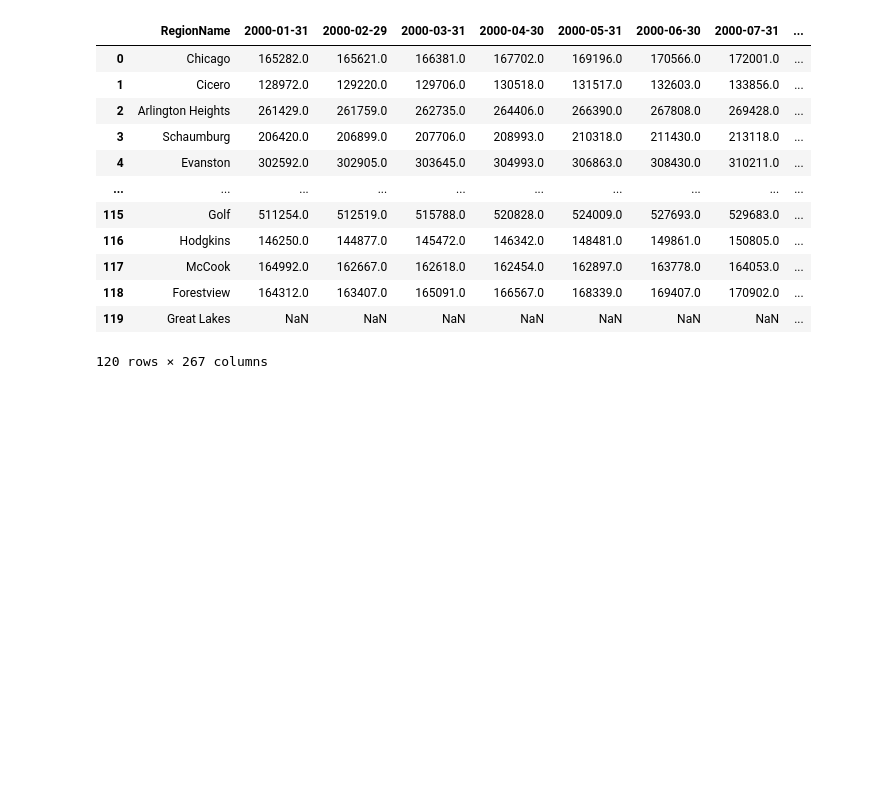
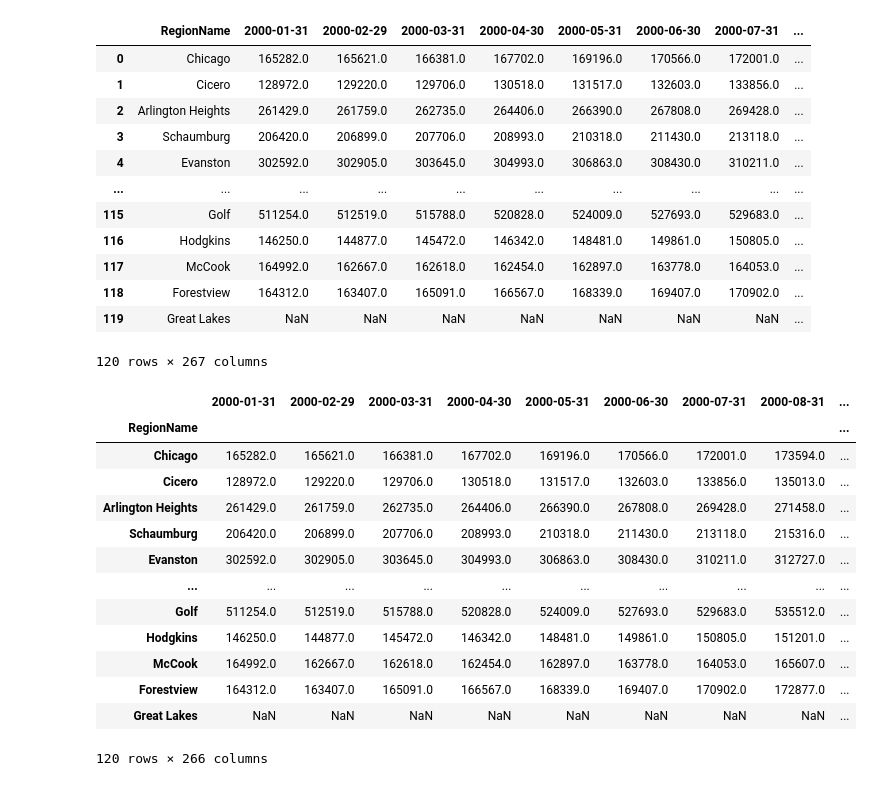
Before and after one commit to oh-be/project4, a Jupyter notebook: EDA.ipynb, the cells around one changed output. Cells and saved outputs as stored; diff of their text form; code cells hidden in the pictures; blank space fills up the shorter version.

```diff
--- a/EDA.ipynb
+++ b/EDA.ipynb
@@ -136,3 +136,20 @@ cook.reset_index()
 120 rows × 267 columns
 # %%
 cook.to_csv('cookcounty.csv')
+# %%
+cook
+# %% [output]
+|  | 2000-01-31 | 2000-02-29 | 2000-03-31 | 2000-04-30 | 2000-05-31 | 2000-06-30 | 2000-07-31 | 2000-08-31 | ... |
+| RegionName |  |  |  |  |  |  |  |  | ... |
+| Chicago | 165282.0 | 165621.0 | 166381.0 | 167702.0 | 169196.0 | 170566.0 | 172001.0 | 173594.0 | ... |
+| Cicero | 128972.0 | 129220.0 | 129706.0 | 130518.0 | 131517.0 | 132603.0 | 133856.0 | 135013.0 | ... |
+| Arlington Heights | 261429.0 | 261759.0 | 262735.0 | 264406.0 | 266390.0 | 267808.0 | 269428.0 | 271458.0 | ... |
+| Schaumburg | 206420.0 | 206899.0 | 207706.0 | 208993.0 | 210318.0 | 211430.0 | 213118.0 | 215316.0 | ... |
+| Evanston | 302592.0 | 302905.0 | 303645.0 | 304993.0 | 306863.0 | 308430.0 | 310211.0 | 312727.0 | ... |
+| ... | ... | ... | ... | ... | ... | ... | ... | ... | ... |
+| Golf | 511254.0 | 512519.0 | 515788.0 | 520828.0 | 524009.0 | 527693.0 | 529683.0 | 535512.0 | ... |
+| Hodgkins | 146250.0 | 144877.0 | 145472.0 | 146342.0 | 148481.0 | 149861.0 | 150805.0 | 151201.0 | ... |
+| McCook | 164992.0 | 162667.0 | 162618.0 | 162454.0 | 162897.0 | 163778.0 | 164053.0 | 165607.0 | ... |
+| Forestview | 164312.0 | 163407.0 | 165091.0 | 166567.0 | 168339.0 | 169407.0 | 170902.0 | 172877.0 | ... |
+| Great Lakes | NaN | NaN | NaN | NaN | NaN | NaN | NaN | NaN | ... |
+120 rows × 266 columns
```
Also changed, not shown: 1 other file.
